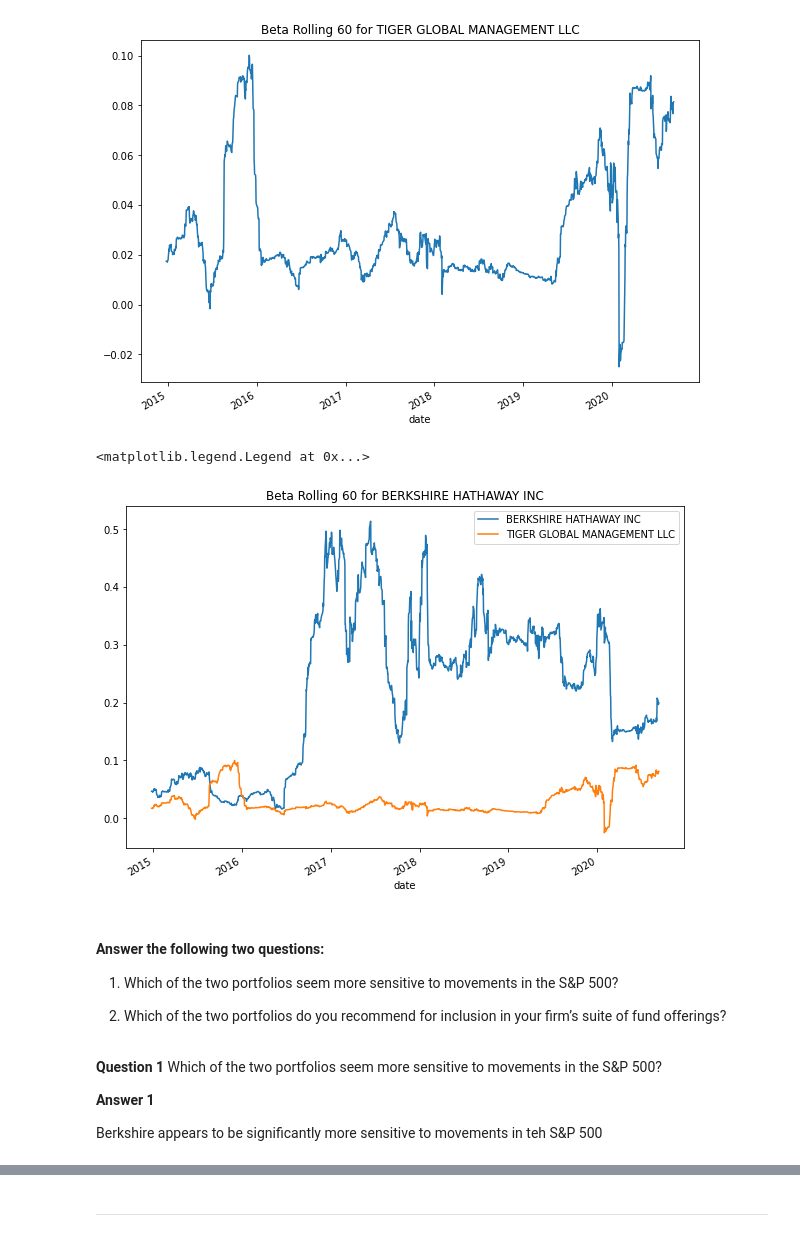
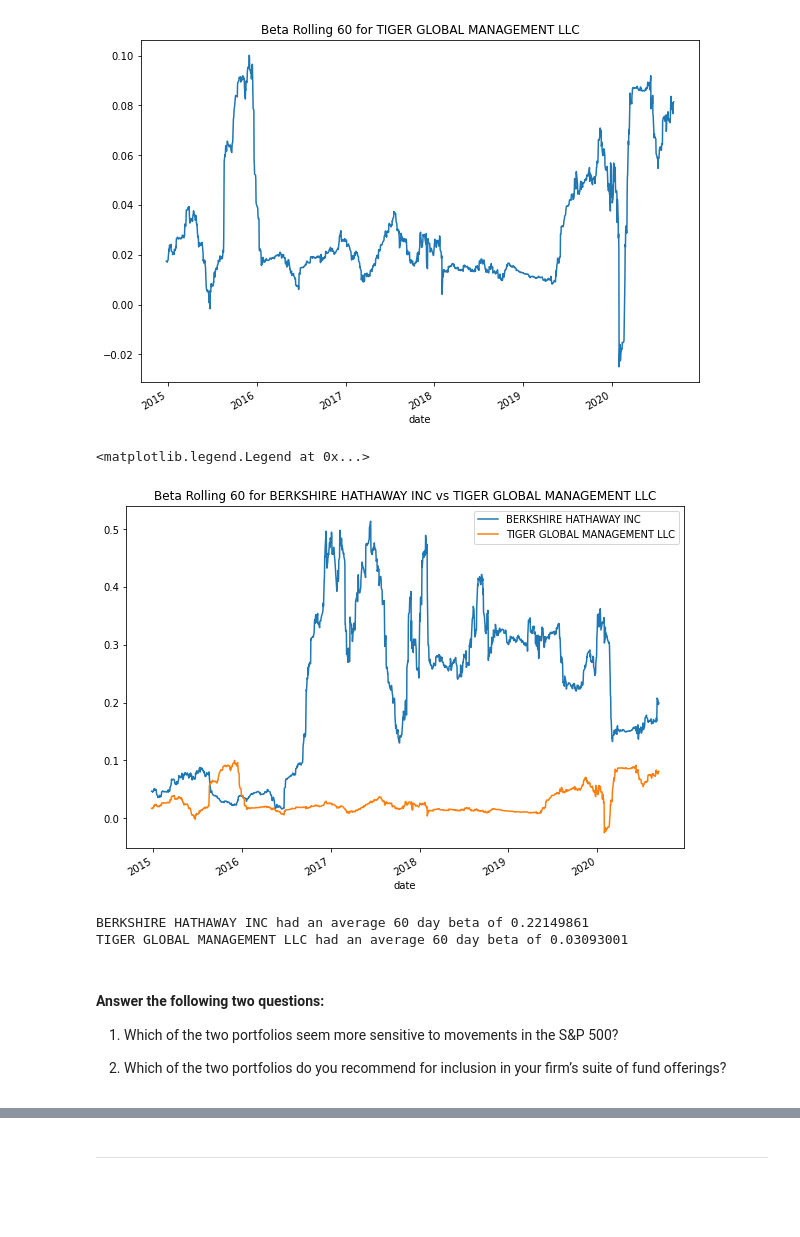
Before and after one commit to CAMPSMITH/Portfolio-Insight, a Jupyter notebook: risk_return_analysis.ipynb, the cells around one changed output, grey strips where cells are left out. Drawn from its saved outputs; the diff is of its cells as text; code cells hidden in the pictures; blank space fills up the shorter version.

```diff
--- a/risk_return_analysis.ipynb
+++ b/risk_return_analysis.ipynb
@@ -607,23 +577,24 @@ portfolio_2_beta_rolling_60.plot(
 # %%
 # overlay Beta plots of both selected portfolios to make it easier to visualize
 ax = portfolio_1_beta_rolling_60.plot(
-    title=f'Beta Rolling 60 for {portfolio_1}',
+    title=f'Beta Rolling 60 for {portfolio_1} vs {portfolio_2}',
     figsize=(10,7)
 )
 portfolio_2_beta_rolling_60.plot(ax=ax)
 ax.legend([portfolio_1,portfolio_2])
 # %% [output]
 <matplotlib.legend.Legend at 0x...>
-[figure, old version]
+[figure, new version]
+# %%
+# For the analysis, calculating average 60 day Beta of the two selected funds
+print(f"{portfolio_1} had an average 60 day beta of {portfolio_1_beta_rolling_60.mean():.8f}")
+print(f"{portfolio_2} had an average 60 day beta of {portfolio_2_beta_rolling_60.mean():.8f}")
+# %% [output]
+BERKSHIRE HATHAWAY INC had an average 60 day beta of 0.22149861
+TIGER GLOBAL MANAGEMENT LLC had an average 60 day beta of 0.03093001
 # %% [markdown]
 #### Answer the following two questions:
 
 1. Which of the two portfolios seem more sensitive to movements in the S&P 500?
 
 2. Which of the two portfolios do you recommend for inclusion in your firm’s suite of fund offerings?
-# %% [markdown]
-**Question 1** Which of the two portfolios seem more sensitive to movements in the S&P 500?
-
-**Answer 1**
-
-Berkshire appears to be significantly more sensitive to movements in teh S&P 500
```
Also changed, not shown: parts of 10 cells of this notebook.
